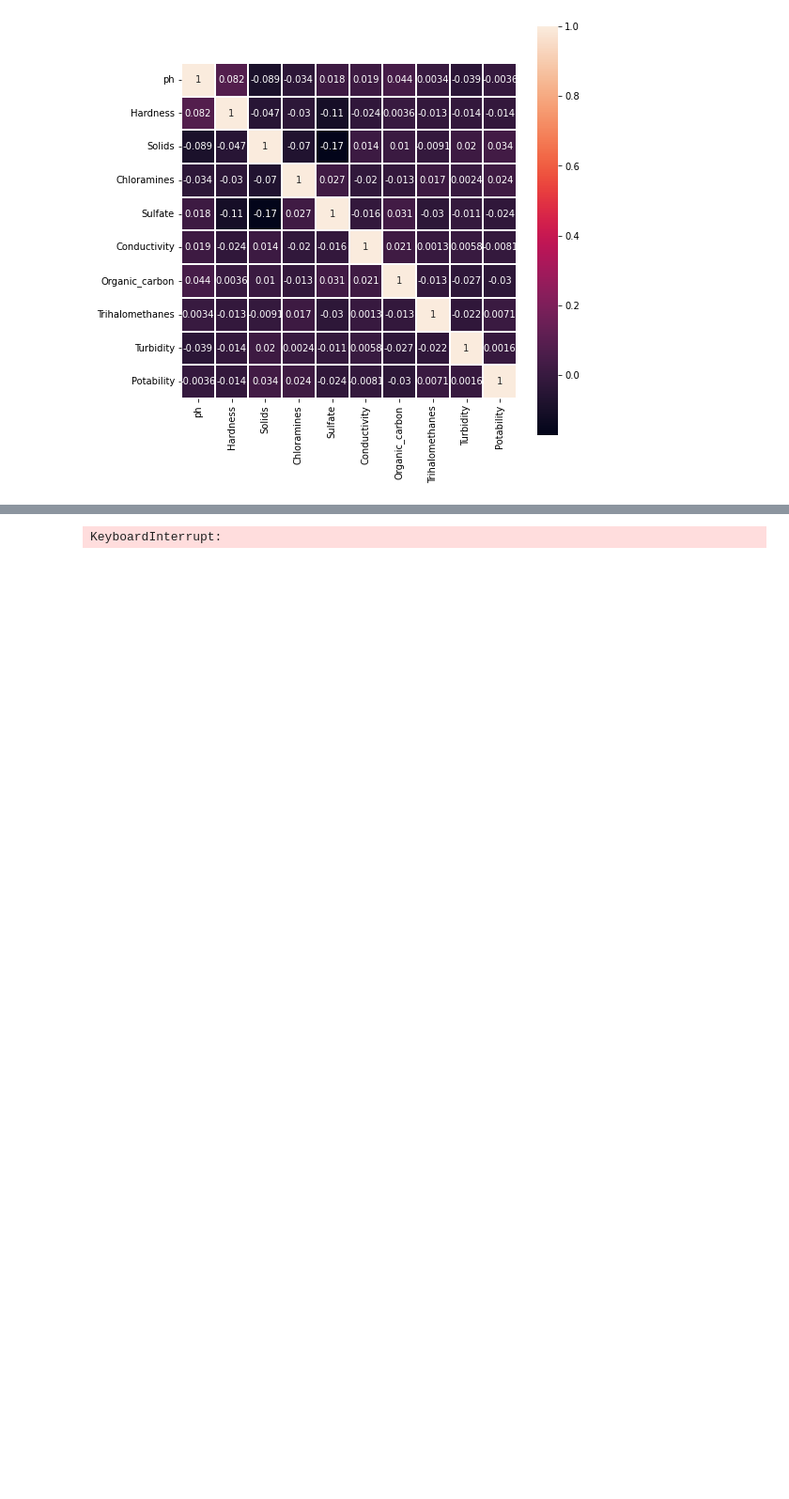
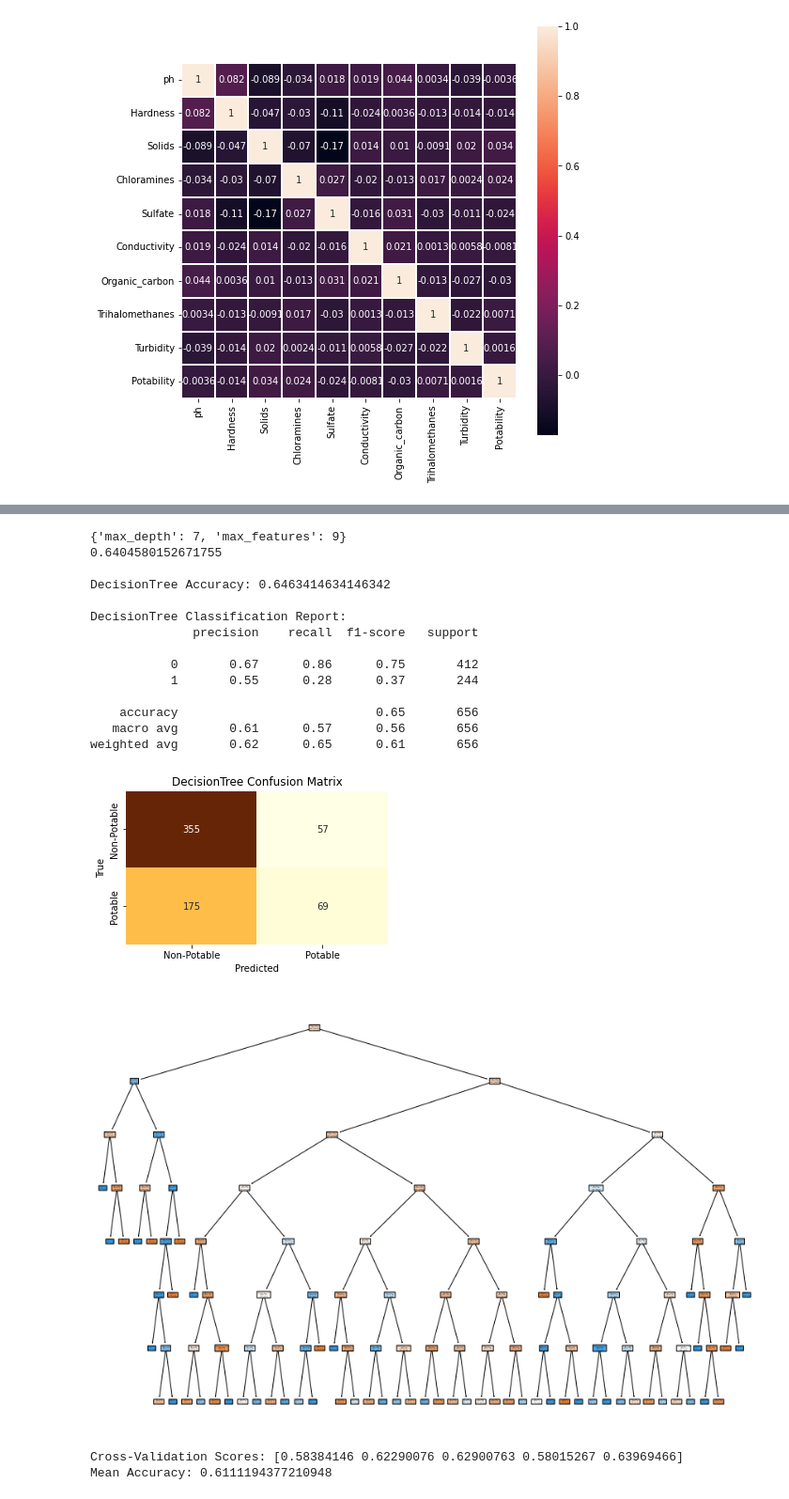
Before and after one commit to Log20/Water_potability, a Jupyter notebook: water_potability.ipynb, the cells around one changed output, grey strips where cells are left out. Shown at 94% size. Cells and saved outputs as stored; diff of their text form; code cells hidden in the pictures; blank space fills up the shorter version.

```diff
--- a/water_potability.ipynb
+++ b/water_potability.ipynb
@@ -64,0 +31,9 @@ knn=KNeighborsClassifier()
+# %%
+# 填補空缺值
+empty = df.columns[df.isna().any()].tolist()
+print("有空缺的資料：", empty)
+print("填補空缺值...")
+for i in empty:
+    df[i].fillna(value=df[i].median(), inplace=True)
+print("確認填補結果：")
+print(df.isnull().sum())
@@ -65,24 +55,19 @@ knn=KNeighborsClassifier()
+# %%
+'''
+我們有一個包含水質數據的數據框（DataFrame），
+其中每一行代表一個樣本（例如一個水樣品），每一列包含相應樣本的不同屬性或特徵，
+最後一列是我們想要預測的目標變數（"Potability"，即水是否適合飲用）
+'''
+# 切分特徵和目標變量
+X = df.drop("Potability", axis=1)
+y = df["Potability"]
+# 切分訓練集和測試集
+X_train, X_test, y_train, y_test = train_test_split(
+    X, y, test_size=0.2, random_state=42
+)
 # %%
 #決策樹
 #對水質數據進行分類
-from sklearn.model_selection import GridSearchCV,train_test_split,cross_val_score
-from sklearn.metrics import accuracy_score, classification_report, confusion_matrix
-from sklearn.tree import plot_tree
-import seaborn as sns
-import matplotlib.pyplot as plt
-
-'''
-我們有一個包含水質數據的數據框（DataFrame），
-其中每一行代表一個樣本（例如一個水樣品），每一列包含相應樣本的不同屬性或特徵，
-最後一列是我們想要預測的目標變數（"Potability"，即水是否適合飲用）
-'''
-# 切分特徵和目標變量
-X = df.drop("Potability", axis=1) # 從數據中分離特徵和目標變數（去除目標變量"Potability"）
-y = df["Potability"] # 選擇目標變量"Potability"
-
-# 切分訓練集和測試集
-X_train, X_test, y_train, y_test = train_test_split(X, y, test_size=0.2, random_state=42)
-
 '''
 在機器學習中，超參數是在模型擬合之前需要手動設定的參數，而不是由模型自動學習的參數。
 決策樹有一些超參數，例如樹的深度 (max_depth) 和每個節點最大特徵數 (max_features) 等，這些超參數的設定會影響模型的性能。
@@ -97,7 +82,7 @@ GridSearchCV 通過交叉驗證（cv=5）來評估每個 K 值的性能。
 '''
 
 # 定義決策樹模型的超參數範圍
-DecisionTree_model_param={'max_depth':[i for i in range(1,101)],'max_features':[i for i in range(1, len(X.columns) + 1)]}
+DecisionTree_model_param={'max_depth':[i for i in range(1,21)],'max_features':[i for i in range(1, len(X.columns) + 1)]}
 
 # 使用網格搜索(GridSearchCV)尋找最佳超參數
 DecisionTree_grid_search=GridSearchCV(DecisionTreeClassifier(),DecisionTree_model_param,cv=5)
@@ -121,33 +106,50 @@ print(f"\nDecisionTree Accuracy: {DecisionTree_accuracy}\n")
 DecisionTree_class_report = classification_report(y_test, y_pred)
 print("DecisionTree Classification Report:")
 print(DecisionTree_class_report)
 
 # 混淆矩陣
 DecisionTree_conf_matrix = confusion_matrix(y_test, y_pred)
 
 # 使用Seaborn來繪製熱力圖
 plt.figure(figsize=(5, 3))
 sns.heatmap(DecisionTree_conf_matrix, annot=True, fmt='d', cmap='YlOrBr', cbar=False,
             xticklabels=["Non-Potable", "Potable"],
             yticklabels=["Non-Potable", "Potable"])
 plt.xlabel('Predicted')
 plt.ylabel('True')
 plt.title('DecisionTree Confusion Matrix')
 plt.show()
 
 # 特徵名稱
 feature_names = X.columns.tolist()
 
 # 可視化決策樹
 plt.figure(figsize=(15, 10))
 plot_tree(DecisionTree_model, feature_names=feature_names, class_names=["Non-Potable", "Potable"], filled=True, rounded=True)
 plt.show()
 
 # 交叉驗證，評估模型的穩健性
 DecisionTree_cross_val_scores = cross_val_score(DecisionTree_model, X, y, cv=5)
 print(f"Cross-Validation Scores: {DecisionTree_cross_val_scores}")
 print(f"Mean Accuracy: {DecisionTree_cross_val_scores.mean()}")
 # %% [output]
-KeyboardInterrupt:
+{'max_depth': 7, 'max_features': 9}
+0.6404580152671755
+
+DecisionTree Accuracy: 0.6463414634146342
+
+DecisionTree Classification Report:
+              precision    recall  f1-score   support
+
+           0       0.67      0.86      0.75       412
+           1       0.55      0.28      0.37       244
+
+    accuracy                           0.65       656
+   macro avg       0.61      0.57      0.56       656
+weighted avg       0.62      0.65      0.61       656
+[figure, added]
+[figure, added]
+Cross-Validation Scores: [0.58384146 0.62290076 0.62900763 0.58015267 0.63969466]
+Mean Accuracy: 0.6111194377210948
 # %%
 #KNN
```
Also changed, not shown: parts of 9 cells of this notebook.
